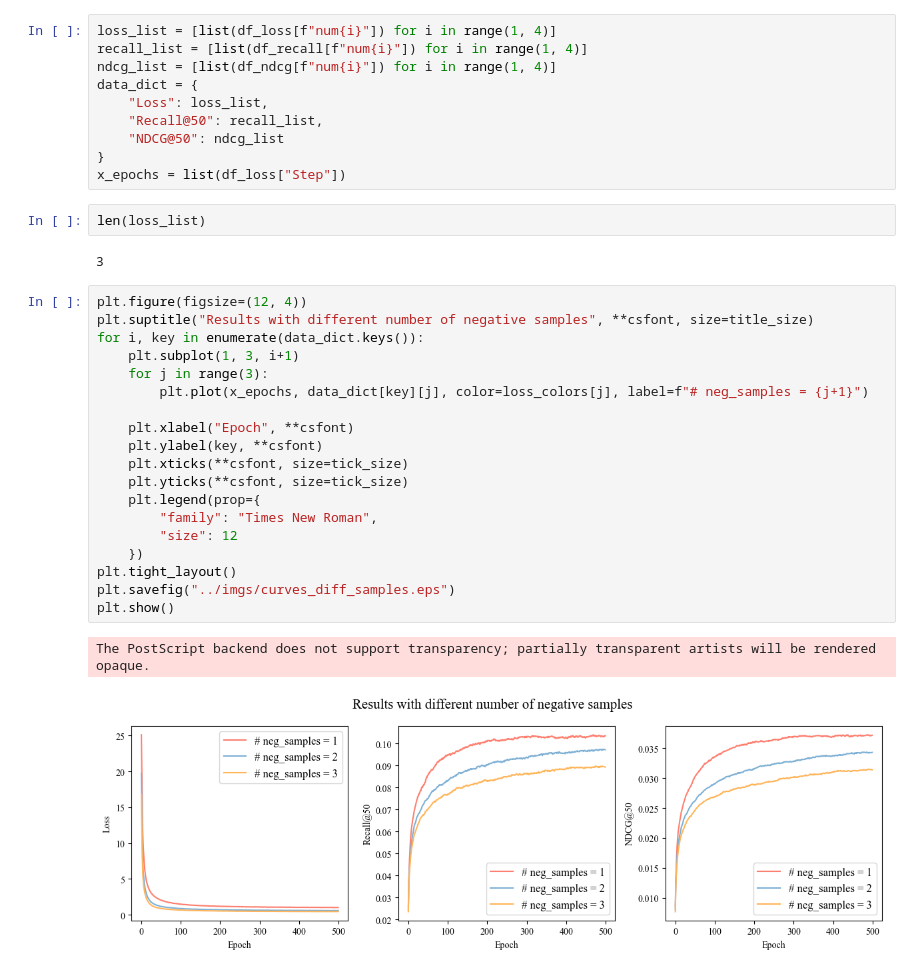
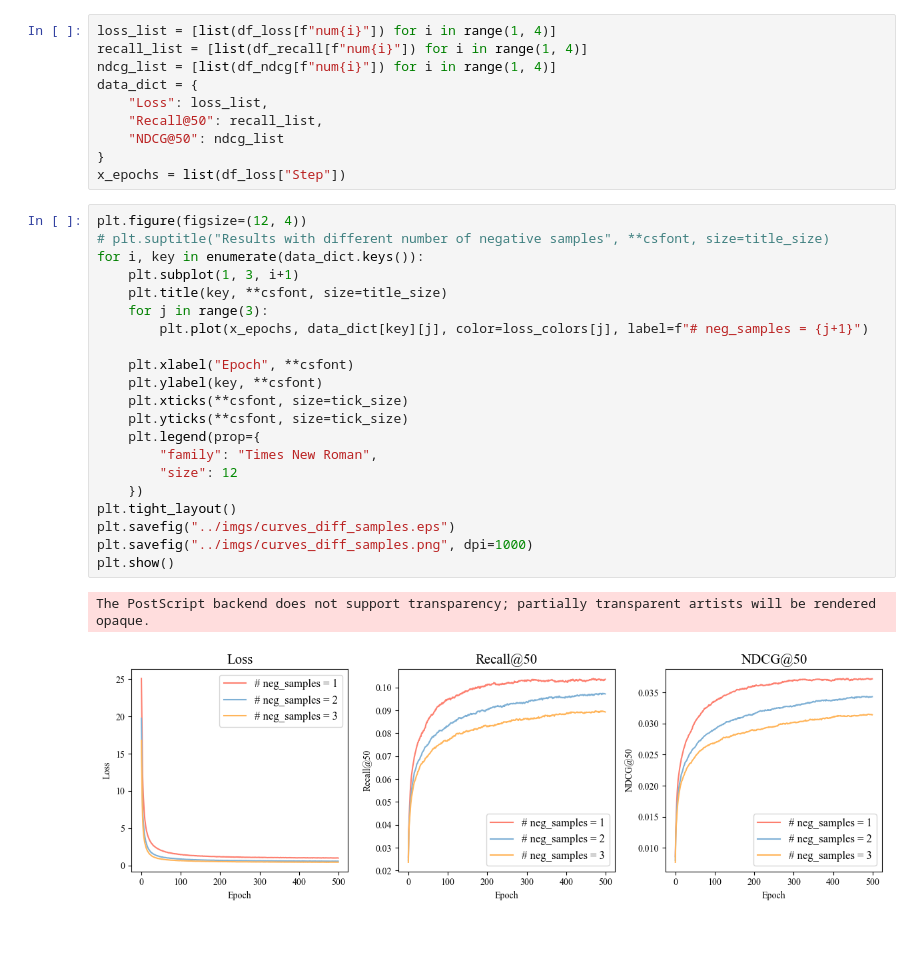
Before and after one commit to Thooooor/LorentzGCN, a Jupyter notebook: visualization/rec_curve_vis.ipynb, the cells around one changed output. Drawn from its saved outputs; the diff is of its cells as text; blank space fills up the shorter version.

```diff
--- a/visualization/rec_curve_vis.ipynb
+++ b/visualization/rec_curve_vis.ipynb
@@ -213,29 +214,27 @@ data_dict = {
     "NDCG@50": ndcg_list
 }
 x_epochs = list(df_loss["Step"])
-# %%
-len(loss_list)
-# %% [output]
-3
 # %%
 plt.figure(figsize=(12, 4))
-plt.suptitle("Results with different number of negative samples", **csfont, size=title_size)
+# plt.suptitle("Results with different number of negative samples", **csfont, size=title_size)
 for i, key in enumerate(data_dict.keys()):
     plt.subplot(1, 3, i+1)
+    plt.title(key, **csfont, size=title_size)
     for j in range(3):
         plt.plot(x_epochs, data_dict[key][j], color=loss_colors[j], label=f"# neg_samples = {j+1}")
 
     plt.xlabel("Epoch", **csfont)
     plt.ylabel(key, **csfont)
     plt.xticks(**csfont, size=tick_size)
     plt.yticks(**csfont, size=tick_size)
     plt.legend(prop={
         "family": "Times New Roman",
         "size": 12
     })
 plt.tight_layout()
 plt.savefig("../imgs/curves_diff_samples.eps")
+plt.savefig("../imgs/curves_diff_samples.png", dpi=1000)
 plt.show()
 # %% [output]
 The PostScript backend does not support transparency; partially transparent artists will be rendered opaque.
-[figure, old version]
+[figure, new version]
```
Also changed, not shown: parts of 1 cell of this notebook, 4 other files.
